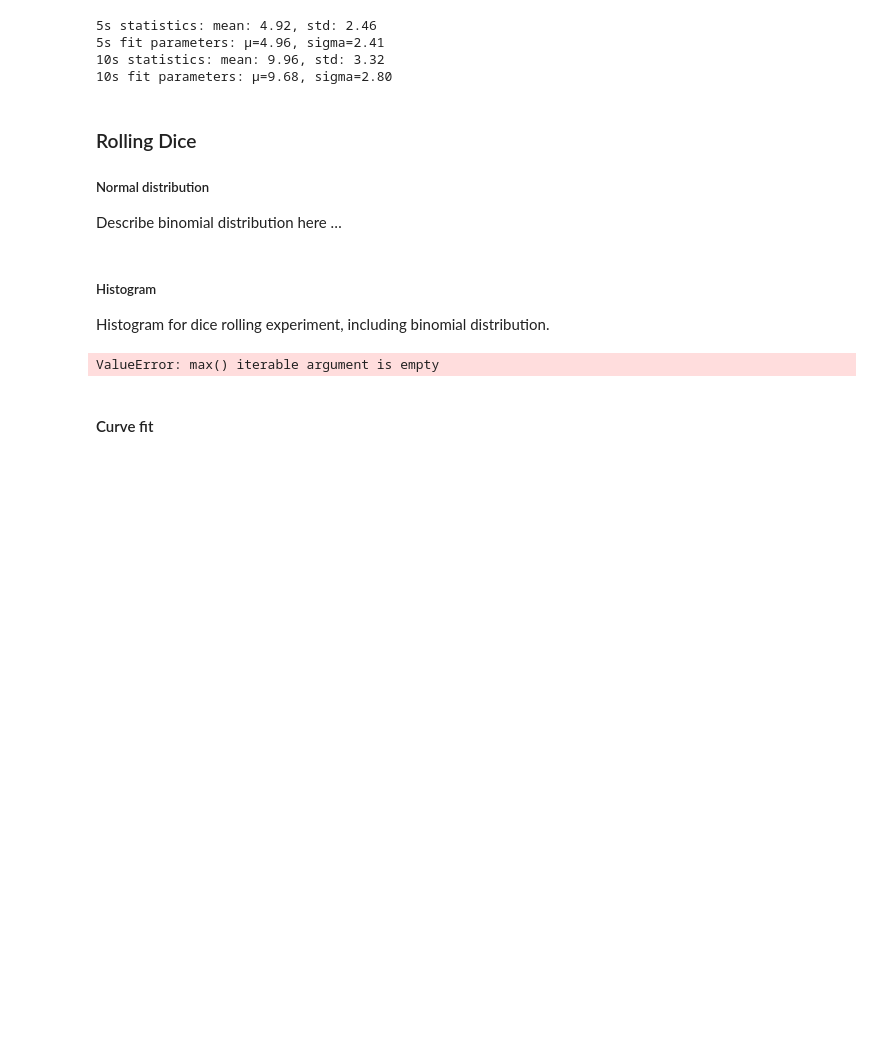
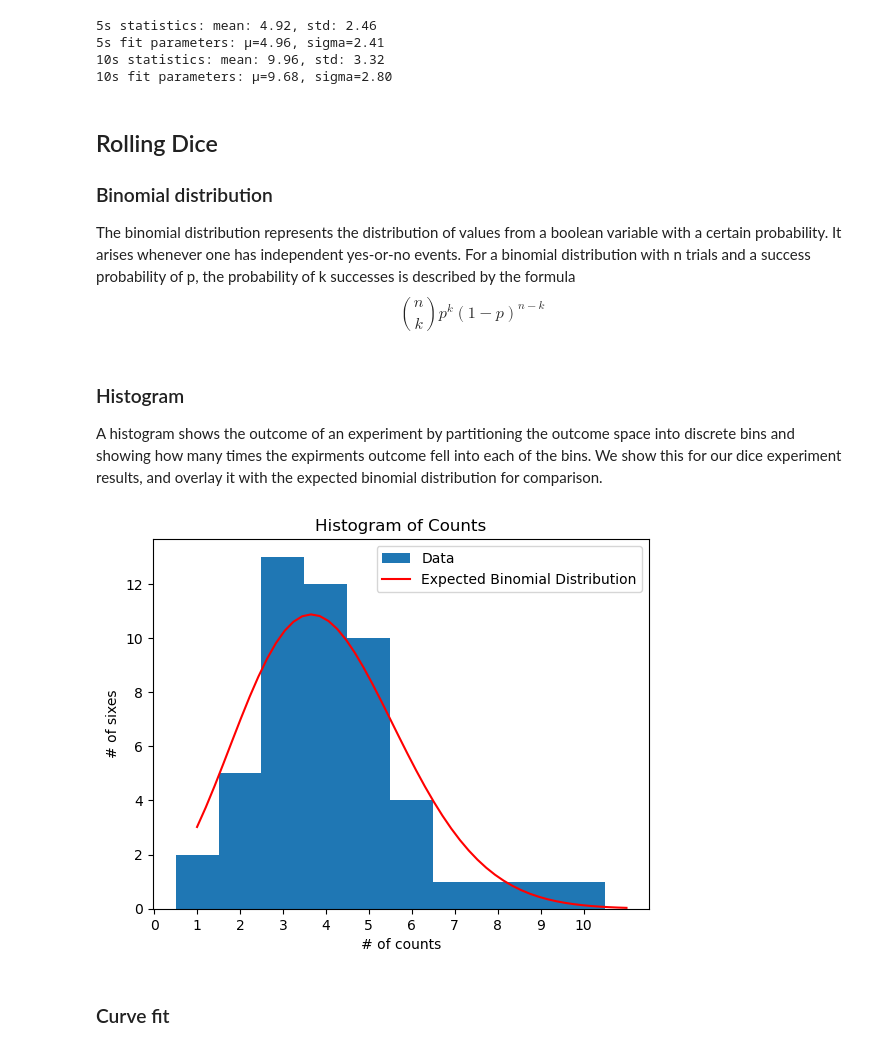
Before and after one commit to jullanggit/lab, a Jupyter notebook: Physics Lab/L5 Radioactive Decay/decay.ipynb, the cells around one changed output. Cells and saved outputs as stored; diff of their text form; code cells hidden in the pictures; blank space fills up the shorter version.

```diff
--- a/Physics Lab/L5 Radioactive Decay/decay.ipynb
+++ b/Physics Lab/L5 Radioactive Decay/decay.ipynb
@@ -86,52 +87,59 @@ print(f"10s fit parameters: µ={popt_10s[1]:.2f}, sigma={popt_10s[2]:.2f}")
 10s statistics: mean: 9.96, std: 3.32
 10s fit parameters: µ=9.68, sigma=2.80
 # %% [markdown]
-### Rolling Dice
+## Rolling Dice
 
-##### Normal distribution
-Describe binomial distribution here …
+### Binomial distribution
+The binomial distribution represents the distribution of values from a boolean variable with a certain probability. It arises whenever one has independent yes-or-no events. For a binomial distribution with n trials and a success probability of p, the probability of k successes is described by the formula
+$$\binom {n} {k} p^k (1-p)^{n-k}$$
 # %% [markdown]
-##### Histogram
-Histogram for dice rolling experiment, including binomial distribution.
+### Histogram
+A histogram shows the outcome of an experiment by partitioning the outcome space into discrete bins and showing how many times the expirments outcome fell into each of the bins. We show this for our dice experiment results, and overlay it with the expected binomial distribution for comparison.
 # %%
 from scipy.special import comb
 
+
+# data
+counts = np.array([4, 3, 1, 4, 5, 5, 5, 3, 3, 5,
+                     3, 5, 10, 2, 7, 5, 4, 5, 3, 1,
+                     5, 6, 4, 3, 3, 8, 4, 6, 2, 4,
+                     2, 6, 4, 5, 2, 2, 4, 3, 3, 9,
+                     6, 4, 3, 3, 4, 4, 3, 3, 5, 4]) # add your data here
+# alternatively generate array from csv file
+# counts = np.genfromtxt('counts.csv', delimiter='c')
+
+
 # Define the binomial distribution function
 def binom(x, p, n):
-    n_trials = 500
+    n_trials = len(counts)
     # n = 24
 
     return n_trials * comb(n, x) * p**x * (1-p)**(n-x)
-
-# data
-counts = np.array([]) # add your data here
-# alternatively generate array from csv file
-# counts = np.genfromtxt('counts.csv', delimiter='c')
 
 # calculate plot range and bins for histogram
 counts_max = int(max(counts))
 counts_min = int(min(counts))
 bins = range(counts_min, counts_max+2) # bins: [0, 1), [1, 2), ...
 
 # calculate the binomial distribution for the given parameters
 x = np.linspace(counts_min, counts_max+1)
 p = 1/6
 n_dice = 24
 
 binom_values = binom(x, p, n_dice)
 
 fig, ax = plt.subplots()
 ax.set_xlabel('# of counts')
 ax.set_ylabel('# of sixes')
 ax.hist(counts, bins=bins, align='left', label='Data')
-ax.plot(x, binom_values, 'r-', label='Binomial Distribution')
+ax.plot(x, binom_values, 'r-', label='Expected Binomial Distribution')
 ax.set_title('Histogram of Counts')
 ax.set_xticks(range(counts_max+1))
 plt.legend()
 plt.show()
 # %% [output]
-ValueError: max() iterable argument is empty
+[figure, added]
 # %% [markdown]
-#### Curve fit
+### Curve fit
 # %%
 # combine data of all lab teams
```
Also changed, not shown: parts of 5 cells of this notebook.
